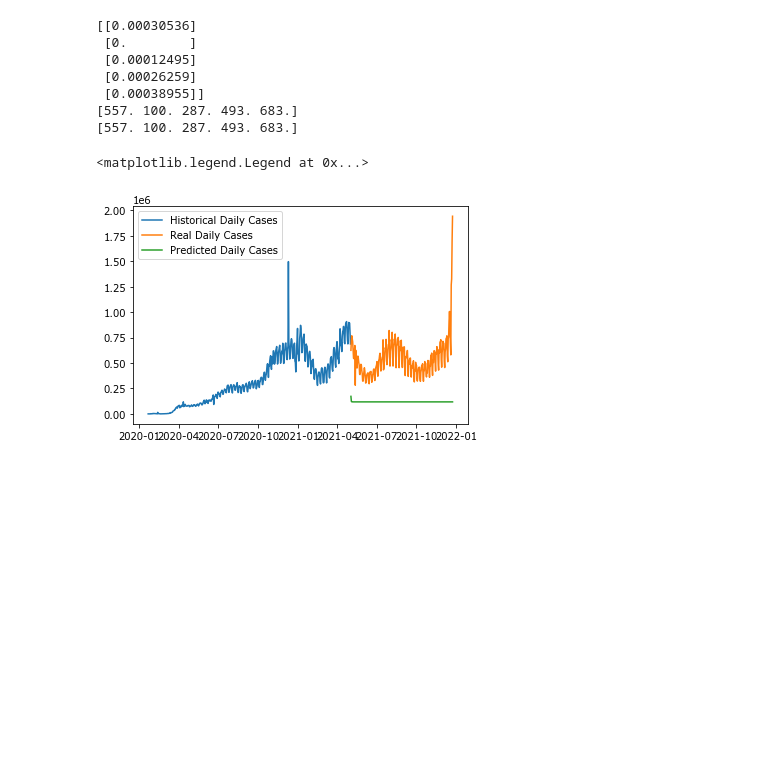
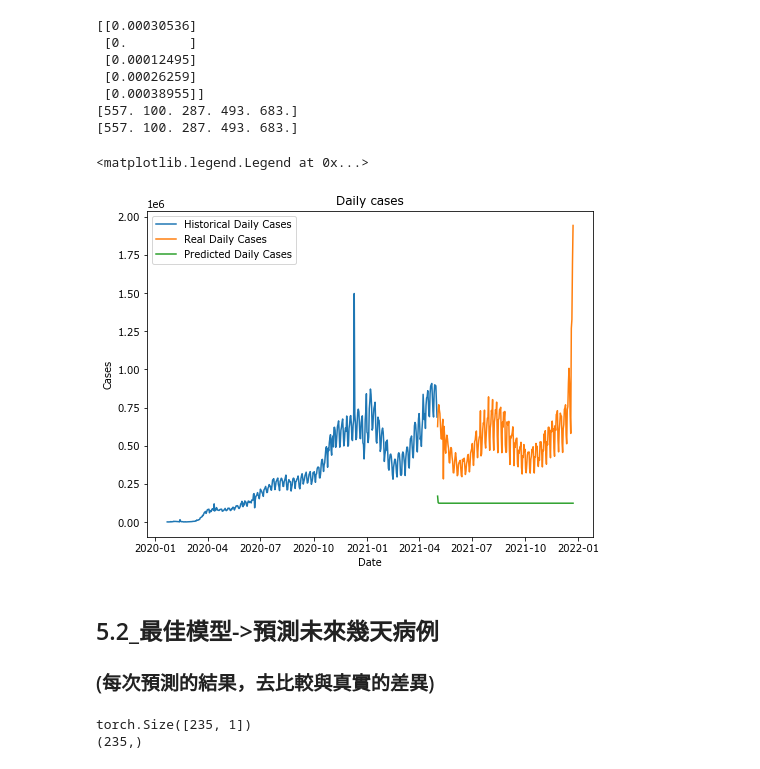
Before and after one commit to a123a20/Chang-Ching, a Jupyter notebook: RNN系列實作/LSTM_COVID-19預測/RNN_新冠病例預測_LSTM.ipynb, the cells around one changed output. Drawn from its saved outputs; the diff is of its cells as text; code cells hidden in the pictures; blank space fills up the shorter version.

```diff
--- a/RNN系列實作/LSTM_COVID-19預測/RNN_新冠病例預測_LSTM.ipynb
+++ b/RNN系列實作/LSTM_COVID-19預測/RNN_新冠病例預測_LSTM.ipynb
@@ -597,10 +635,33 @@ print(b[:5])
 [557. 100. 287. 493. 683.]
 # %%
 # plt.plot(x, y, label='')  (x=日期, y=全球確診人數) (必須len(x)=len(y)對應)
+plt.figure(figsize=(8,6))
 plt.plot(daily_cases.index[:len(train_data)], scaler.inverse_transform(train_data).flatten(), label='Historical Daily Cases')  #已知確診人數
 plt.plot(daily_cases.index[len(train_data): len(train_data)+len(true_cases)], true_cases, label='Real Daily Cases')  # 預測之label
 plt.plot(daily_cases.index[len(train_data): len(train_data)+len(pred_cases)], pred_cases, label='Predicted Daily Cases')  # 預測之Output
+plt.title('Daily cases')
+plt.xlabel("Date")
+plt.ylabel("Cases")
 plt.legend()
 # %% [output]
 <matplotlib.legend.Legend at 0x...>
-[figure, old version]
+[figure, new version]
+# %% [markdown]
+## 5.2_最佳模型->預測未來幾天病例
+### (每次預測的結果，去比較與真實的差異)
+# %%
+# 加載模型
+best_model = torch.load('best_model.pth')
+best_model.eval()  # 固定dropout和批次歸一化
+
+with torch.no_grad():
+    # val_seq_input = (235, 7, 1)
+    val_seq_pred = best_model(val_x)
+    # val_seq_pred = (235, 1)
+    print(val_seq_pred.shape)
+    pred_cases = scaler.inverse_transform(np.expand_dims(val_seq_pred.cpu().flatten().numpy(), axis=0)).flatten()
+    # pred_cases = (235)
+    print(pred_cases.shape)
+# %% [output]
+torch.Size([235, 1])
+(235,)
```
Also changed, not shown: parts of 19 cells of this notebook, 3 other files.
